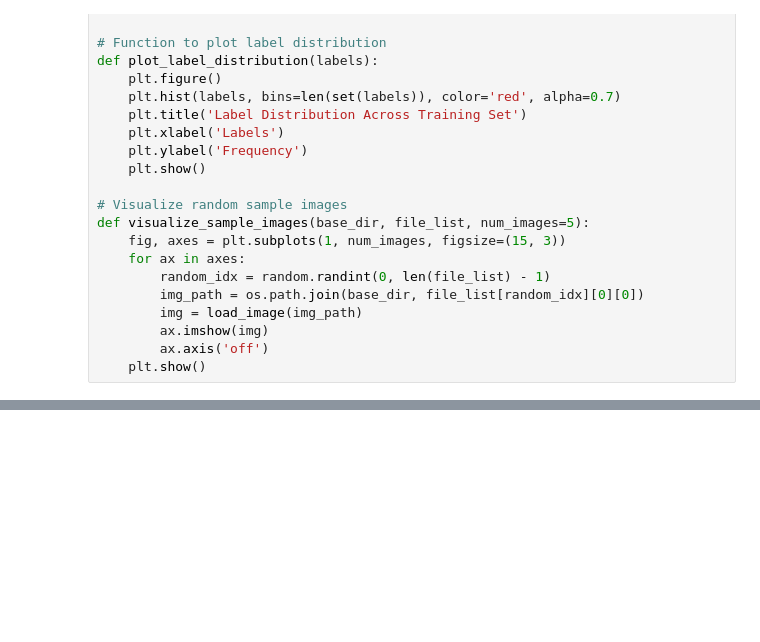
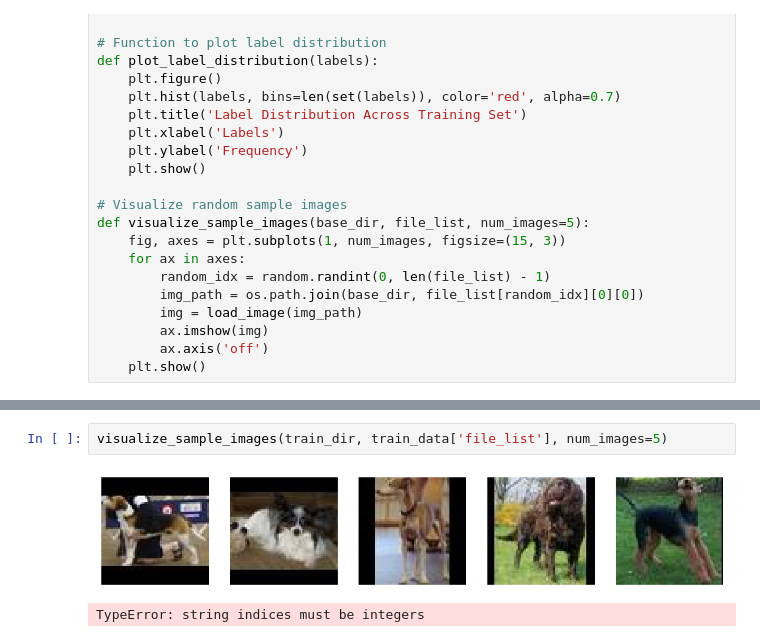
Before and after one commit to scihhl/dog_generator, a Jupyter notebook: dog_generator.ipynb, the cells around one changed output, grey strips where cells are left out. Saved outputs shown, nothing was run; the diff lists cells and outputs as text; blank space fills up the shorter version.

```diff
--- a/dog_generator.ipynb
+++ b/dog_generator.ipynb
@@ -173,0 +247,5 @@ visualize_sample_images(base_image_dir, train_data['file_list'], num_images=5)
+# %%
+visualize_sample_images(train_dir, train_data['file_list'], num_images=5)
+# %% [output]
+[figure, added]
+TypeError: string indices must be integers
```
Also changed, not shown: parts of 23 cells of this notebook.
